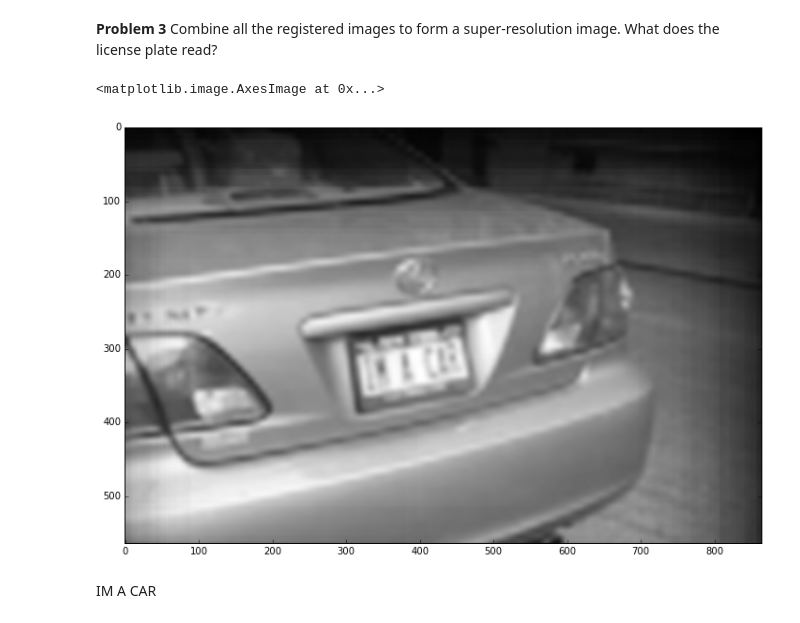
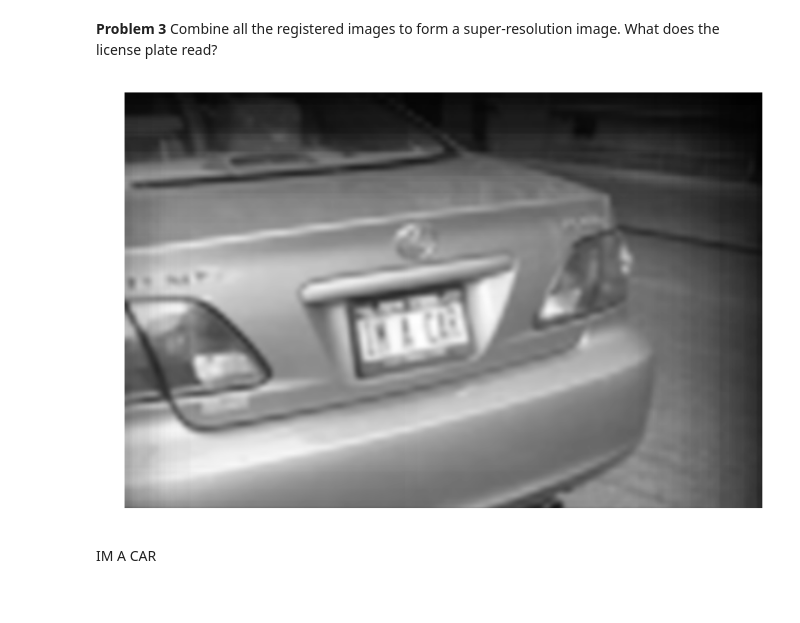
Before and after one commit to sam-dixon/ay250-homework, a Jupyter notebook: hw_1/hw_1_assignment.ipynb, the cells around one changed output. Saved outputs shown, nothing was run; the diff lists cells and outputs as text; code cells hidden in the pictures.

```diff
--- a/hw_1/hw_1_assignment.ipynb
+++ b/hw_1/hw_1_assignment.ipynb
@@ -134,15 +134,16 @@ def shift_img(img, shift):
 # %%
 plt.figure(figsize=(12,12))
 sum_img = np.zeros(im1.shape)
 for i, p in enumerate(img_paths(99)):
     img = imread(p)[:,:,0][50:-50]
     img = resize(img)
     shifted = shift_img(img, shifts[i+1])
     sum_img += shifted
 plt.imshow(sum_img, cmap='gray')
+plt.axis('off')
+plt.savefig('./data/superres.png', bbox_inches='tight')
 # %% [output]
-<matplotlib.image.AxesImage at 0x...>
-[figure, old version]
+[figure, new version]
 # %% [markdown]
 IM A CAR
 # %% [markdown]
```
Also changed, not shown: parts of 3 cells of this notebook.
